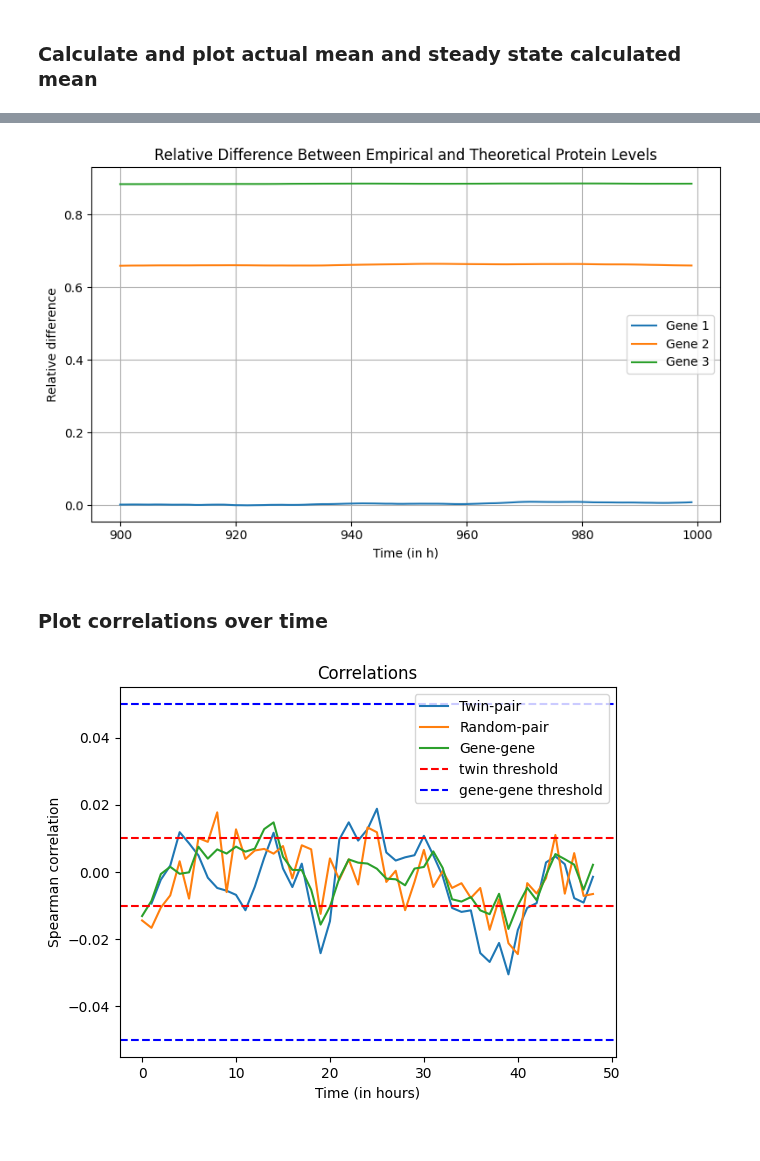
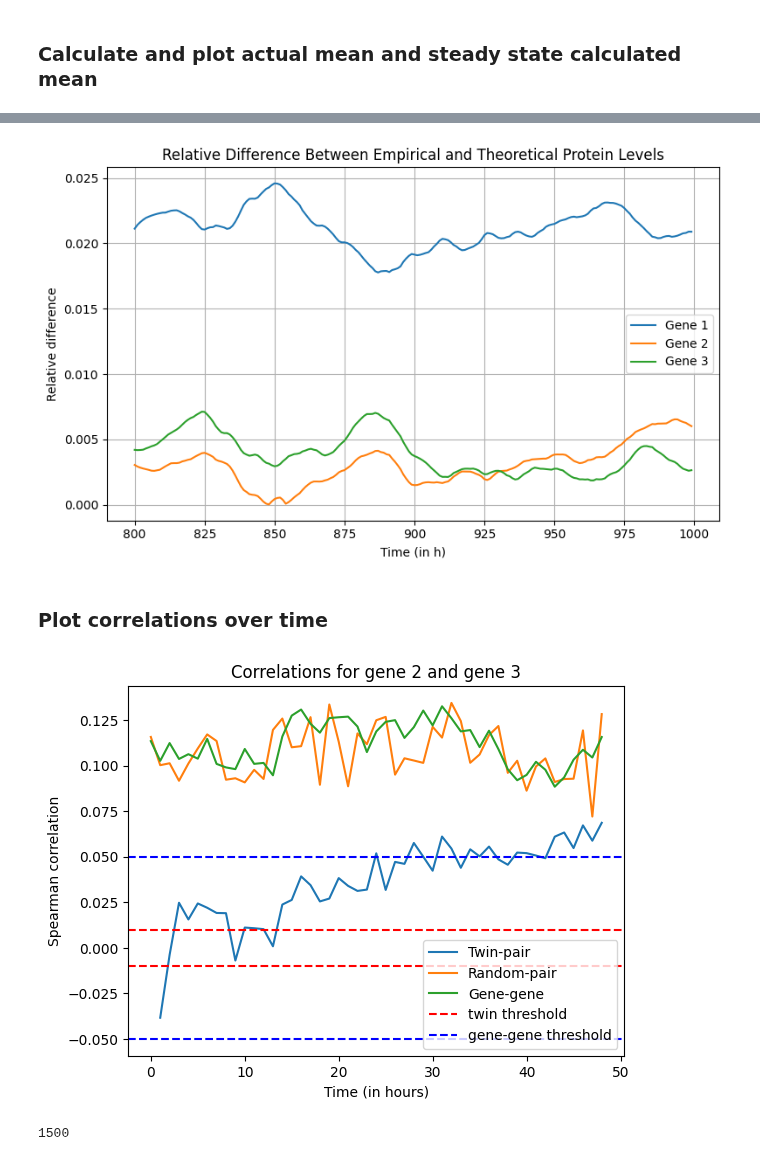
Before and after one commit to Keerthana910234/grnInference, a Jupyter notebook: analysis_code/correlation_calculation/correlation_calculation.ipynb, the cells around one changed output, grey strips where cells are left out. Drawn from its saved outputs; the diff is of its cells as text; code cells hidden in the pictures.

```diff
--- a/analysis_code/correlation_calculation/correlation_calculation.ipynb
+++ b/analysis_code/correlation_calculation/correlation_calculation.ipynb
@@ -541,15 +410,16 @@ def get_cross_correlations(df, time_points, genes):
 ### Modify the path to simulation, interaction matrix
 # %%
 ###MODIFY
-sim_path = "/home/mzo5929/Keerthana/grnInference//simulation_data/median_parameter_simulations/new_simulation//test_df_rows_0_1_2_02082025_180241_ncells_1000_feed_forward_multiplicative_a4b34617.csv"
-path_to_matrix = "/home/mzo5929/Keerthana/grnInference/simulation_data/median_parameter_simulations/simulation_details/interaction_matrix_feed_forward.txt"
-df = pd.read_csv(sim_path)
+sim_path = "/home/mzo5929/Keerthana/grnInference/simulation_data/median_parameter_simulations/new_simulation/df_rows_0_1_2_31072025_150153_ncells_10000_Fan_out_3626552d.csv"
+path_to_matrix = "/home/mzo5929/Keerthana/grnInference/code/TwINFER/simulation_example_input_data/connectivity_matrix_fan_out.txt"
 # %%
 # param_index = "0_1_2"
 # param_index = extract_param_index(sim_path)
-param_df = pd.read_csv("/home/mzo5929/Keerthana/grnInference/simulation_data/median_parameter_simulations/simulation_details/median_param_3_gene.csv", index_col = 0)
+df = pd.read_csv(sim_path)
+param_df = pd.read_csv("/home/mzo5929/Keerthana/grnInference/code/TwINFER/simulation_example_input_data/median_parameter.csv", index_col = 0)
+# param_df = pd.read_csv("/home/mzo5929/Keerthana/grnInference/code/TwINFER/simulation_example_input_data/median/median_parameter.csv", index_col = 0)
 param_index = extract_param_index(sim_path)
-gene_params = get_param_data(param_df, param_index)
 n_genes, interaction_matrix = read_input_matrix(path_to_matrix)
+gene_params = get_param_data(param_df, param_index, n_genes)
 gene_list = [f"gene_{i}" for i in np.arange(1, n_genes + 1)]
-steady_state_fixed, steady_state_with_sim_data = fixed_steady_state_calc(gene_params, interaction_matrix, gene_list, sim_data = df[df['time_step'] == 999])
+steady_state_fixed, steady_state_with_sim_data = steady_state_calc(gene_params, interaction_matrix, gene_list, sim_data = df[df['time_step'] == 20])
@@ -576,7 +435,7 @@ gene_means = [[] for _ in range(n_genes)]  # Create a list of lists for steady s
 
 t_list = df['time_step'].unique()
 for t in tqdm(t_list):
-    steady_state_fixed, steady_state_with_sim_data = fixed_steady_state_calc(gene_params, interaction_matrix, gene_list, sim_data=df[df['time_step'] == t])
+    steady_state_fixed, steady_state_with_sim_data = steady_state_calc(gene_params, interaction_matrix, gene_list, sim_data=df[df['time_step'] == t])
 
     for i in range(n_genes):
         gene_means[i].append(steady_state_with_sim_data[i])  # Append the steady state for each gene
@@ -617,12 +459,12 @@ import numpy as np
 import matplotlib.pyplot as plt
 
 plt.figure(figsize=(8, 5))
-t_array = np.array(t_list)[-100:]
+t_array = np.array(t_list)[-200:]
 t_last = t_array
 
 for i in range(n_genes):
-    empirical = np.array(mean_val[i])[-100:]
-    theoretical = np.array(gene_means[i])[-100:]
+    empirical = np.array(mean_val[i])[-200:]
+    theoretical = np.array(gene_means[i])[-200:]
 
     empirical_last = empirical
     theoretical_last = theoretical
@@ -641,7 +483,7 @@ plt.grid(True)
 plt.tight_layout()
 plt.show()
 # %% [output]
-[figure, old version]
+[figure, new version]
 # %%
 list_1000_cells = np.random.choice(range(5000), size=1000, replace=False)
 df_1000_cells = df[df['clone_id'].isin(list_1000_cells)]
@@ -678,40 +520,47 @@ def dict_to_matrix(correlation_dict, gene_list):
         g1, g2 = key.split("-")
         matrix.loc[g1, g2] = value
     return matrix
+clone_id = pd.Series(df['clone_id'].unique()).sample(frac=0.25, random_state=42)
 
 for time in time_points:
     # if time > 1500:
     #     continue
     # Assume updated_df is already defined and contains 'replicate', 'timestep', and mRNA columns
     singleTime_df = df[df['time_step'] == time]
-    gene_gene_corr = spearmanr(singleTime_df['gene_1_mRNA'], singleTime_df['gene_3_mRNA']).correlation
+    singleTime_df = singleTime_df[singleTime_df['clone_id'].isin(clone_id)]
+    gene_gene_corr = spearmanr(singleTime_df['gene_2_mRNA'], singleTime_df['gene_3_mRNA']).correlation
     # Split into replicates
     rep_0_t1 = singleTime_df[singleTime_df['replicate'] == 1].reset_index(drop=True)
     rep_1_t1 = singleTime_df[singleTime_df['replicate'] == 2].reset_index(drop=True)
     rep_shuffled_t1 = rep_1_t1.sample(frac = 1).reset_index(drop=True)
 
 
     # Compute correlation matrix
     correlation_dict = calculate_correlation(rep_0_t1, rep_1_t1)
     corr_rand_dict = calculate_correlation(rep_0_t1, rep_shuffled_t1)
-    corr_list.append(correlation_dict['gene_1-gene_3'])
-    rand_corr_list.append(corr_rand_dict['gene_1-gene_3'])
+    corr_list.append(correlation_dict['gene_2-gene_3'])
+    rand_corr_list.append(corr_rand_dict['gene_2-gene_3'])
     gene_corr.append(gene_gene_corr)
 
-plt.title("Correlations")
+plt.title("Correlations for gene 2 and gene 3")
 plt.plot(time_points, corr_list, label = "Twin-pair")
 plt.plot(time_points, rand_corr_list, label = "Random-pair")
 plt.plot(time_points, gene_corr, label = "Gene-gene")
 plt.xlabel('Time (in hours)')
 plt.ylabel('Spearman correlation')
 plt.axhline(0.01, linestyle = "--",  color = "red",label = "twin threshold")
 plt.axhline(-0.01, linestyle = "--",  color = "red",)
+
 plt.axhline(0.05, linestyle = "--", color = "blue", label = "gene-gene threshold")
 plt.axhline(-0.05, linestyle = "--", color = "blue",)
 plt.legend()
 plt.show()
 # %% [output]
-[figure, old version]
+[figure, new version]
+# %%
+len(clone_id)
+# %% [output]
+1500
 # %%
 df = df_2000_cells
 time_points = df['time_step'].unique()
```
Also changed, not shown: parts of 7 cells of this notebook, 25 other files.
